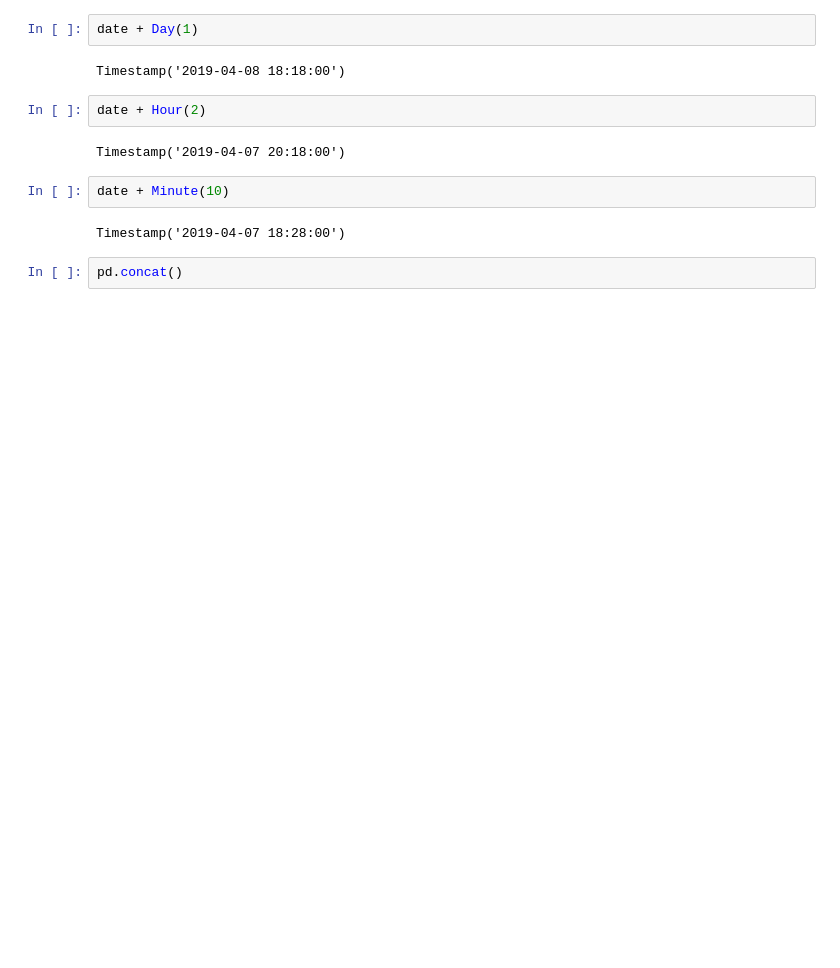
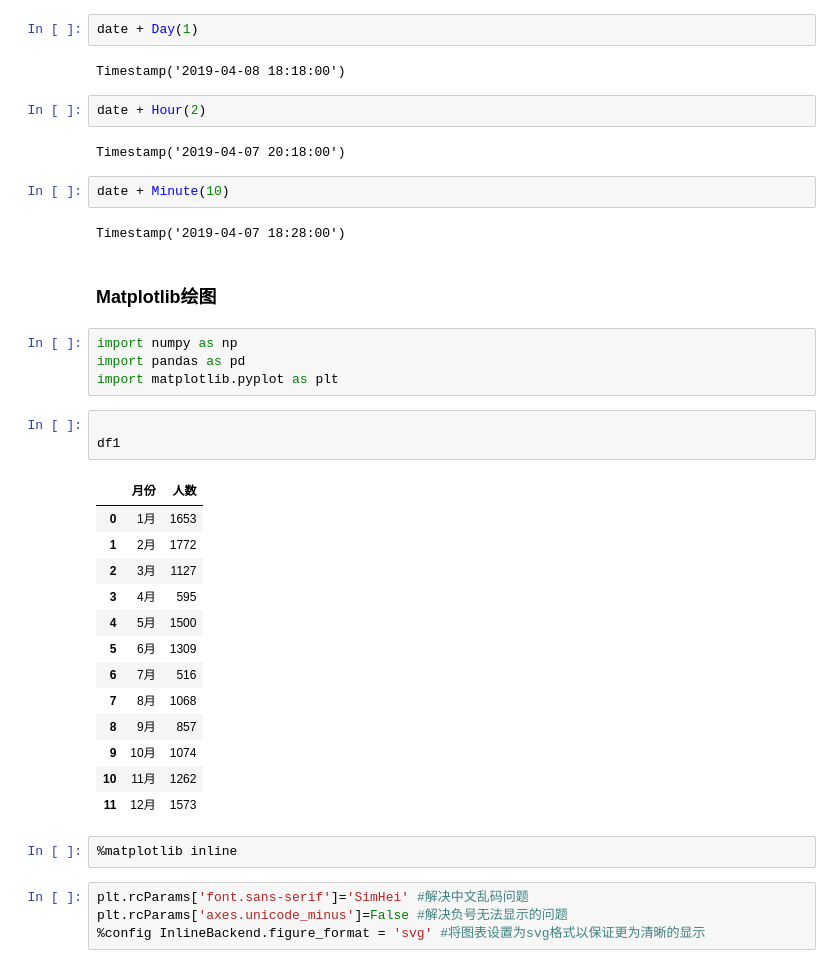
Before and after one commit to Cardle/Python, a Jupyter notebook: 对比Excel学习Python.ipynb, the cells around one changed output. Drawn from its saved outputs; the diff is of its cells as text; blank space fills up the shorter version.

Commit message:
Matplotlib常规图表实现
分类图片的基础实现

```diff
--- a/对比Excel学习Python.ipynb
+++ b/对比Excel学习Python.ipynb
@@ -464,5 +464,32 @@ Timestamp('2019-04-07 20:18:00')
 date + Minute(10)
 # %% [output]
 Timestamp('2019-04-07 18:28:00')
-# %%
-pd.concat()
+# %% [markdown]
+### Matplotlib绘图
+# %%
+import numpy as np
+import pandas as pd
+import matplotlib.pyplot as plt
+# %%
+
+df1
+# %% [output]
+|  | 月份 | 人数 |
+| 0 | 1月 | 1653 |
+| 1 | 2月 | 1772 |
+| 2 | 3月 | 1127 |
+| 3 | 4月 | 595 |
+| 4 | 5月 | 1500 |
+| 5 | 6月 | 1309 |
+| 6 | 7月 | 516 |
+| 7 | 8月 | 1068 |
+| 8 | 9月 | 857 |
+| 9 | 10月 | 1074 |
+| 10 | 11月 | 1262 |
+| 11 | 12月 | 1573 |
+# %%
+%matplotlib inline
+# %%
+plt.rcParams['font.sans-serif']='SimHei' #解决中文乱码问题
+plt.rcParams['axes.unicode_minus']=False #解决负号无法显示的问题
+%config InlineBackend.figure_format = 'svg' #将图表设置为svg格式以保证更为清晰的显示
```
Also changed, not shown: parts of 11 cells of this notebook, 4 other files.
